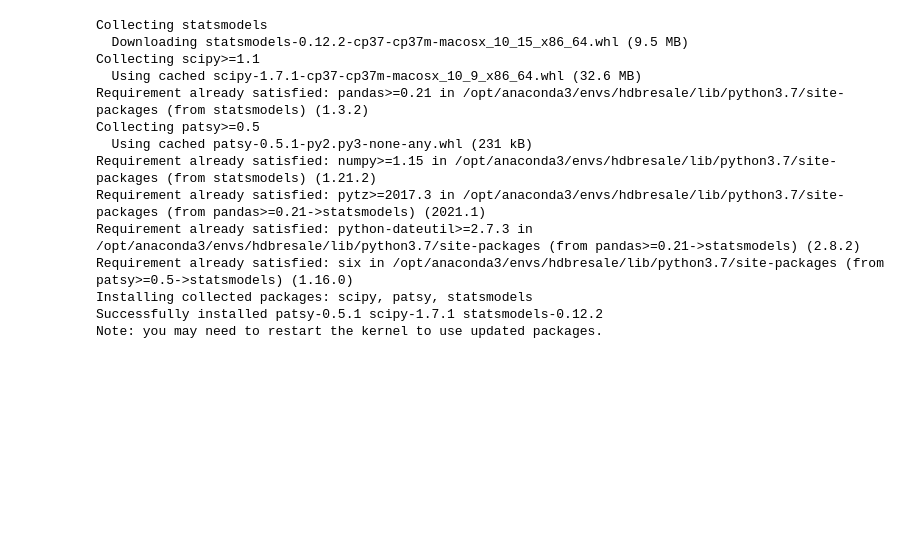
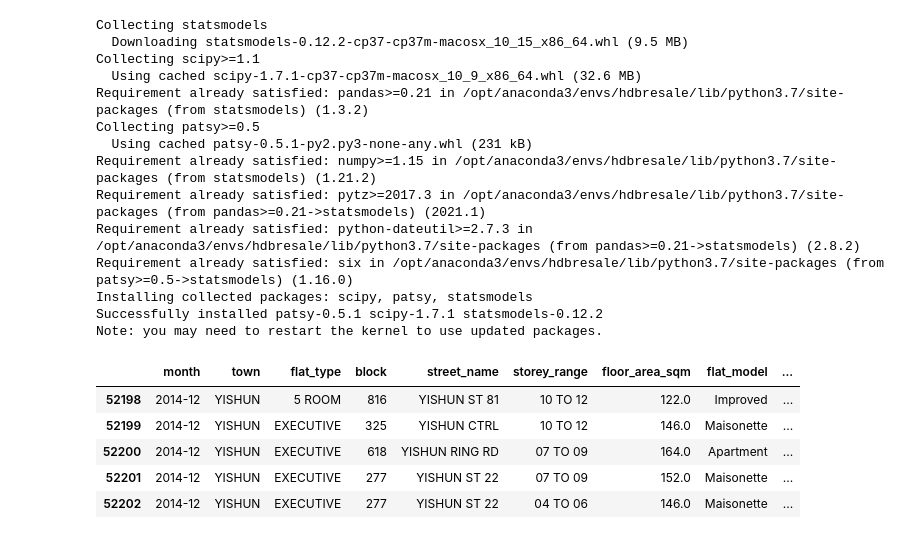
Before and after one commit to Strata-Tech/HDB-resale-price-prediction, a Jupyter notebook: hdbresale.ipynb, the cells around one changed output. Drawn from its saved outputs; the diff is of its cells as text; code cells hidden in the pictures; blank space fills up the shorter version.

```diff
--- a/hdbresale.ipynb
+++ b/hdbresale.ipynb
@@ -21,3 +23,22 @@ Requirement already satisfied: six in /opt/anaconda3/envs/hdbresale/lib/python3.
 Installing collected packages: scipy, patsy, statsmodels
 Successfully installed patsy-0.5.1 scipy-1.7.1 statsmodels-0.12.2
 Note: you may need to restart the kernel to use updated packages.
+# %%
+files=['resale-flat-prices-based-on-approval-date-1990-1999.csv','resale-flat-prices-based-on-approval-date-2000-feb-2012.csv','resale-flat-prices-based-on-registration-date-from-jan-2015-to-dec-2016.csv','resale-flat-prices-based-on-registration-date-from-jan-2017-onwards.csv','resale-flat-prices-based-on-registration-date-from-mar-2012-to-dec-2014.csv']
+# %%
+for x in files:
+    df=pd.read_csv(x)
+    if x==files[0]:
+        dataset=df
+
+    else:
+        dataset=pd.concat([dataset,df])
+# %%
+df.tail()
+# %% [output]
+|  | month | town | flat_type | block | street_name | storey_range | floor_area_sqm | flat_model | ... |
+| 52198 | 2014-12 | YISHUN | 5 ROOM | 816 | YISHUN ST 81 | 10 TO 12 | 122.0 | Improved | ... |
+| 52199 | 2014-12 | YISHUN | EXECUTIVE | 325 | YISHUN CTRL | 10 TO 12 | 146.0 | Maisonette | ... |
+| 52200 | 2014-12 | YISHUN | EXECUTIVE | 618 | YISHUN RING RD | 07 TO 09 | 164.0 | Apartment | ... |
+| 52201 | 2014-12 | YISHUN | EXECUTIVE | 277 | YISHUN ST 22 | 07 TO 09 | 152.0 | Maisonette | ... |
+| 52202 | 2014-12 | YISHUN | EXECUTIVE | 277 | YISHUN ST 22 | 04 TO 06 | 146.0 | Maisonette | ... |
```
Also changed, not shown: parts of 26 cells of this notebook.
